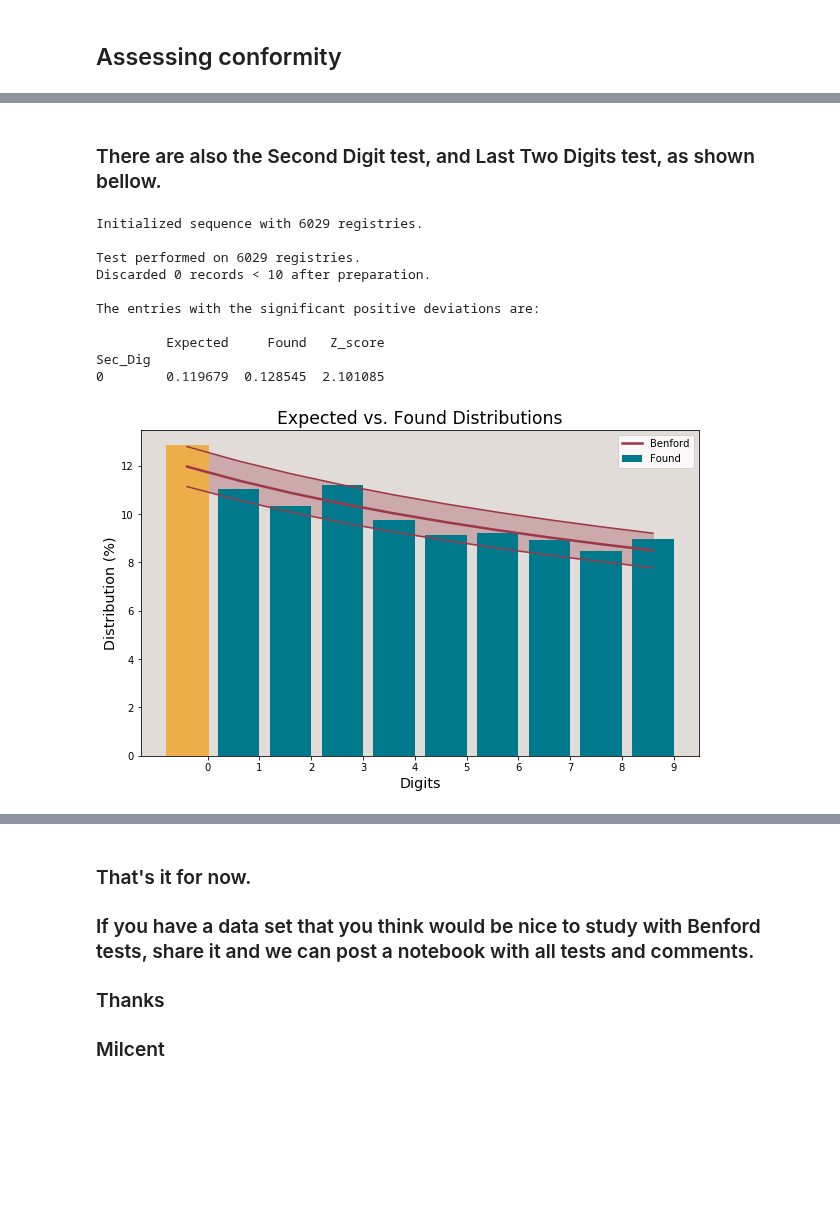
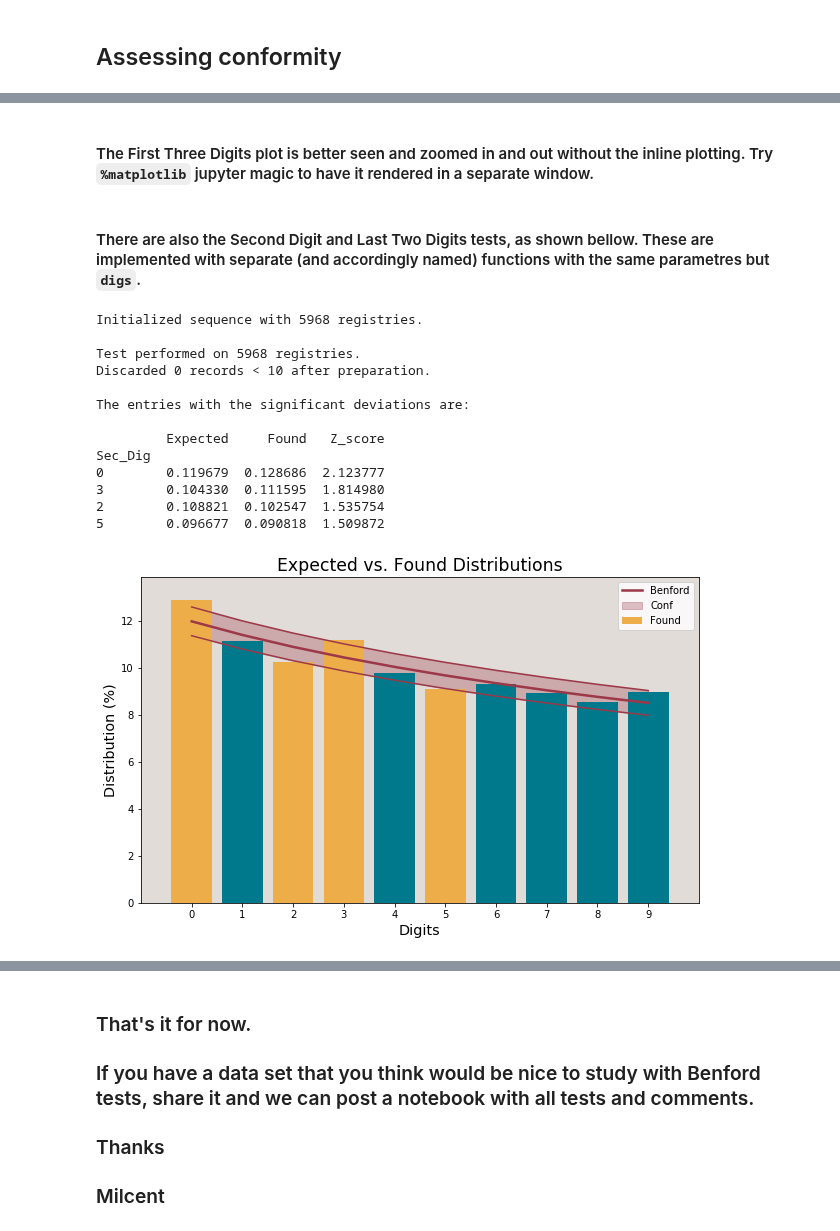
Before and after one commit to milcent/benford_py, a Jupyter notebook: Demo.ipynb, the cells around one changed output, grey strips where cells are left out. Drawn from its saved outputs; the diff is of its cells as text; code cells hidden in the pictures; blank space fills up the shorter version.

```diff
--- a/Demo.ipynb
+++ b/Demo.ipynb
@@ -34,7 +34,7 @@ sp = pd.read_csv('data/SPY.csv', index_col='Date', parse_dates=True)
 #### Creating simple and log return  columns
 # %%
 #adding '_' to facilitate handling the column
-#sp.rename(columns={'Adj Close':'Adj_Close'}, inplace=True)
+sp.rename(columns={'Adj Close':'Adj_Close'}, inplace=True)
 sp['p_r'] = sp.Close/sp.Close.shift()-1        #simple returns
 sp['l_r'] = np.log(sp.Close/sp.Close.shift())  #log returns
 sp.tail()
@@ -174,18 +178,23 @@ First_3_Dig
+# %% [markdown]
+#### The First Three Digits plot is better seen and zoomed in and out without the inline plotting. Try `%matplotlib` jupyter magic to have it rendered in a separate window.
 # %% [markdown]
-### There are also the Second Digit test, and Last Two Digits test, as shown bellow.
+#### There are also the Second Digit and Last Two Digits tests, as shown bellow. These are implemented with separate (and accordingly named) functions with the same parametres but `digs`.
 # %%
-# Second Digit Test
-sd = bf.second_digit(sp.l_r, decimals=8, confidence=95)
+# Second Digit Test with confidence 85% and printing 'all' relevant deviations
+sd = bf.second_digit(sp.l_r, decimals=8, confidence=85, high_Z='all')
 # %% [output]
-Initialized sequence with 6029 registries.
+Initialized sequence with 5968 registries.
 
-Test performed on 6029 registries.
+Test performed on 5968 registries.
 Discarded 0 records < 10 after preparation.
 
-The entries with the significant positive deviations are:
+The entries with the significant deviations are:
 
          Expected     Found   Z_score
 Sec_Dig
-0        0.119679  0.128545  2.101085
+0        0.119679  0.128686  2.123777
+3        0.104330  0.111595  1.814980
+2        0.108821  0.102547  1.535754
+5        0.096677  0.090818  1.509872
-[figure, old version]
+[figure, new version]
 # %%
```
Also changed, not shown: parts of 51 cells of this notebook.
